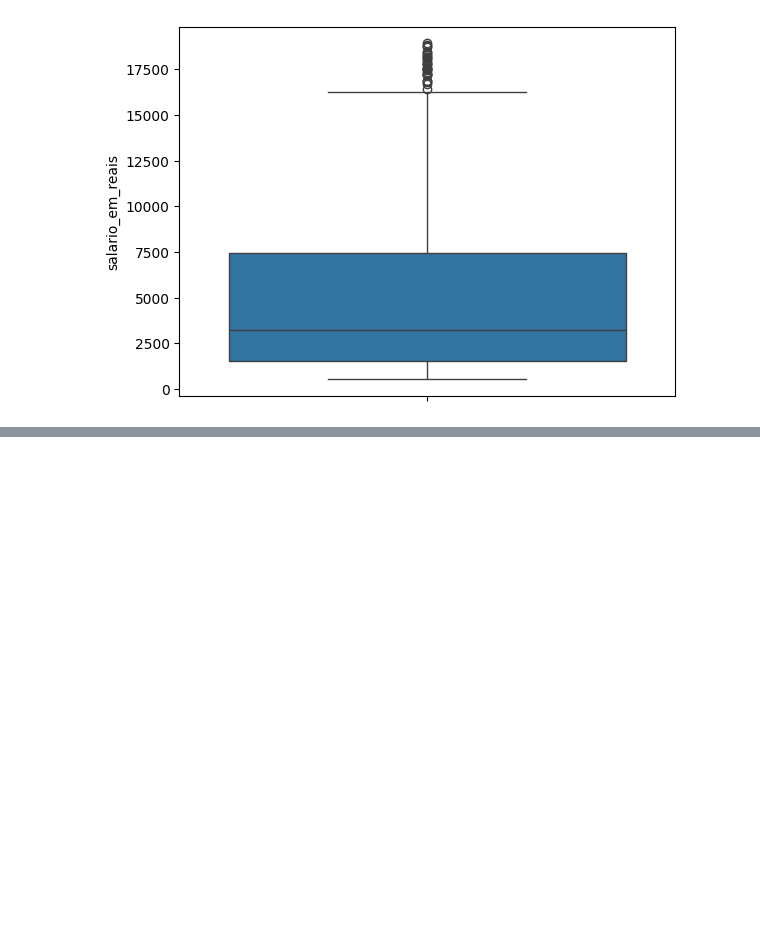
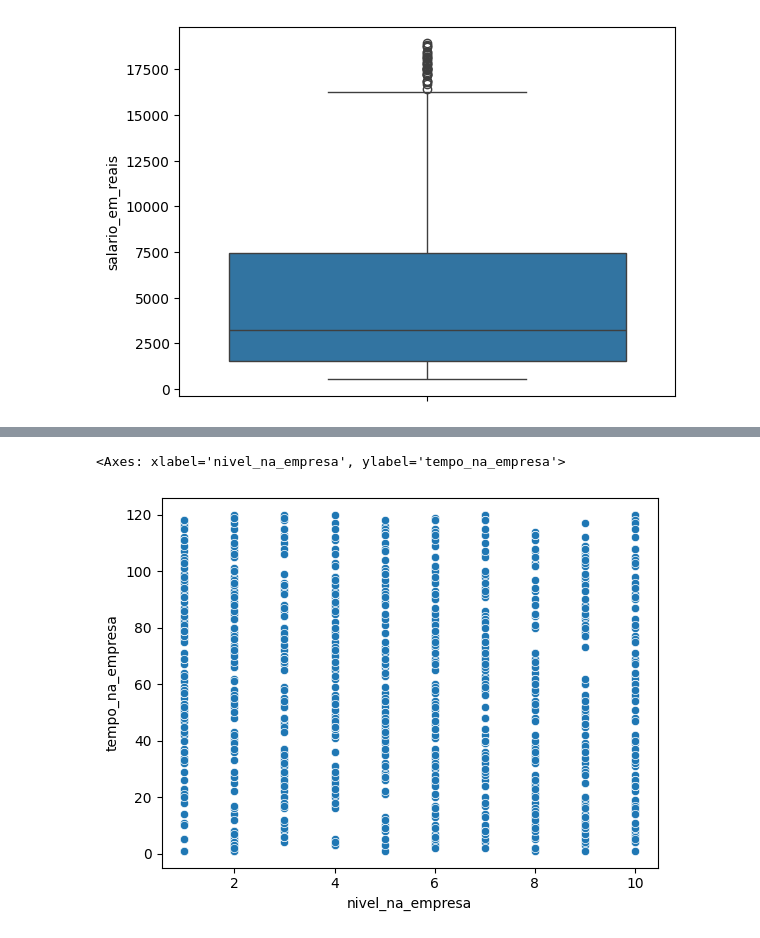
Before and after one commit to angelomedeiros/formacao-ia-regressao-polinomial, a Jupyter notebook: model_salario.ipynb, the cells around one changed output, grey strips where cells are left out. Drawn from its saved outputs; the diff is of its cells as text; code cells hidden in the pictures; blank space fills up the shorter version.

```diff
--- a/model_salario.ipynb
+++ b/model_salario.ipynb
@@ -89,0 +102,6 @@ sns.boxplot(df_salario.salario_em_reais)
+# %%
+# Cruzamento variáveis numéricas - variaveis independentes
+sns.scatterplot(df_salario, x='nivel_na_empresa', y='tempo_na_empresa')
+# %% [output]
+<Axes: xlabel='nivel_na_empresa', ylabel='tempo_na_empresa'>
+[figure, added]
```
Also changed, not shown: parts of 3 cells of this notebook.
